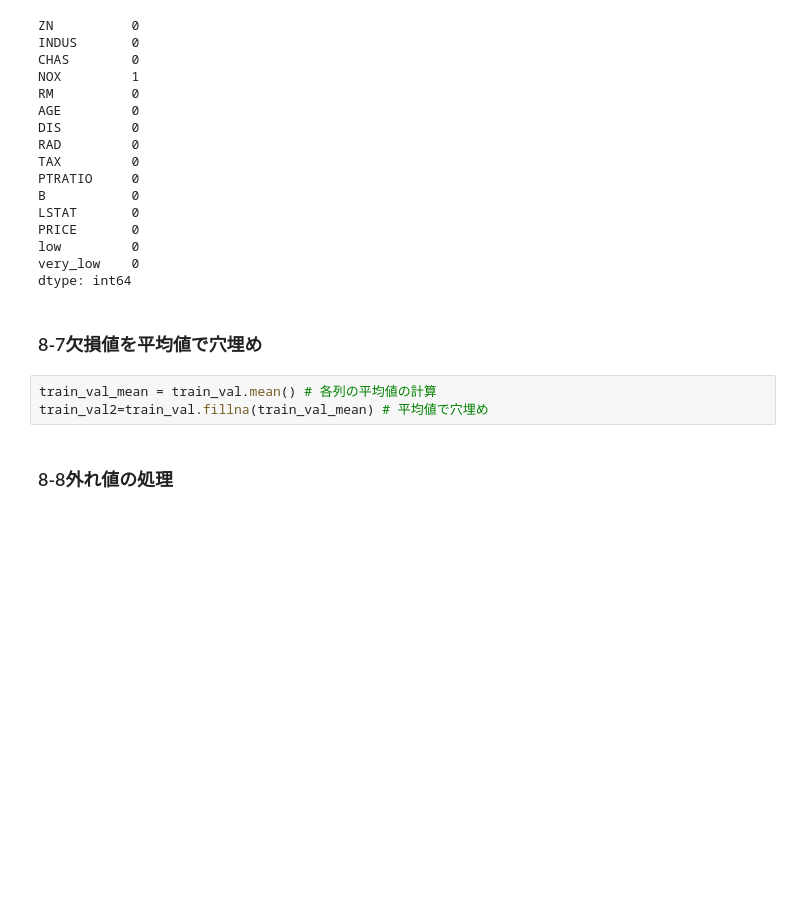
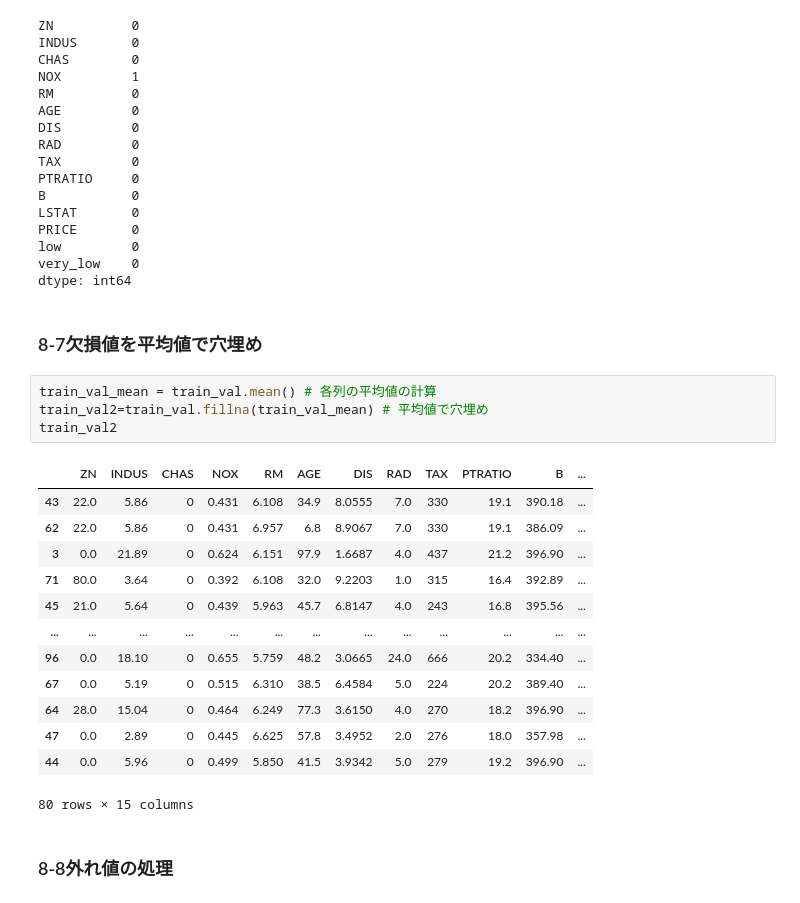
Before and after one commit to ahiru3test/aiai, a Jupyter notebook: notebook/sukkiri-ml-codes/ipynb/chap08a.ipynb, the cells around one changed output. Drawn from its saved outputs; the diff is of its cells as text; blank space fills up the shorter version.

```diff
--- a/notebook/sukkiri-ml-codes/ipynb/chap08a.ipynb
+++ b/notebook/sukkiri-ml-codes/ipynb/chap08a.ipynb
@@ -65,6 +85,21 @@ dtype: int64
 # %%
 train_val_mean = train_val.mean() # 各列の平均値の計算
 train_val2=train_val.fillna(train_val_mean) # 平均値で穴埋め
+train_val2
+# %% [output]
+|  | ZN | INDUS | CHAS | NOX | RM | AGE | DIS | RAD | TAX | PTRATIO | B | ... |
+| 43 | 22.0 | 5.86 | 0 | 0.431 | 6.108 | 34.9 | 8.0555 | 7.0 | 330 | 19.1 | 390.18 | ... |
+| 62 | 22.0 | 5.86 | 0 | 0.431 | 6.957 | 6.8 | 8.9067 | 7.0 | 330 | 19.1 | 386.09 | ... |
+| 3 | 0.0 | 21.89 | 0 | 0.624 | 6.151 | 97.9 | 1.6687 | 4.0 | 437 | 21.2 | 396.90 | ... |
+| 71 | 80.0 | 3.64 | 0 | 0.392 | 6.108 | 32.0 | 9.2203 | 1.0 | 315 | 16.4 | 392.89 | ... |
+| 45 | 21.0 | 5.64 | 0 | 0.439 | 5.963 | 45.7 | 6.8147 | 4.0 | 243 | 16.8 | 395.56 | ... |
+| ... | ... | ... | ... | ... | ... | ... | ... | ... | ... | ... | ... | ... |
+| 96 | 0.0 | 18.10 | 0 | 0.655 | 5.759 | 48.2 | 3.0665 | 24.0 | 666 | 20.2 | 334.40 | ... |
+| 67 | 0.0 | 5.19 | 0 | 0.515 | 6.310 | 38.5 | 6.4584 | 5.0 | 224 | 20.2 | 389.40 | ... |
+| 64 | 28.0 | 15.04 | 0 | 0.464 | 6.249 | 77.3 | 3.6150 | 4.0 | 270 | 18.2 | 396.90 | ... |
+| 47 | 0.0 | 2.89 | 0 | 0.445 | 6.625 | 57.8 | 3.4952 | 2.0 | 276 | 18.0 | 357.98 | ... |
+| 44 | 0.0 | 5.96 | 0 | 0.499 | 5.850 | 41.5 | 3.9342 | 5.0 | 279 | 19.2 | 396.90 | ... |
+80 rows × 15 columns
 # %% [markdown]
 ### 8-8外れ値の処理
 # %% [markdown]
```
Also changed, not shown: parts of 5 cells of this notebook, 7 other files.
